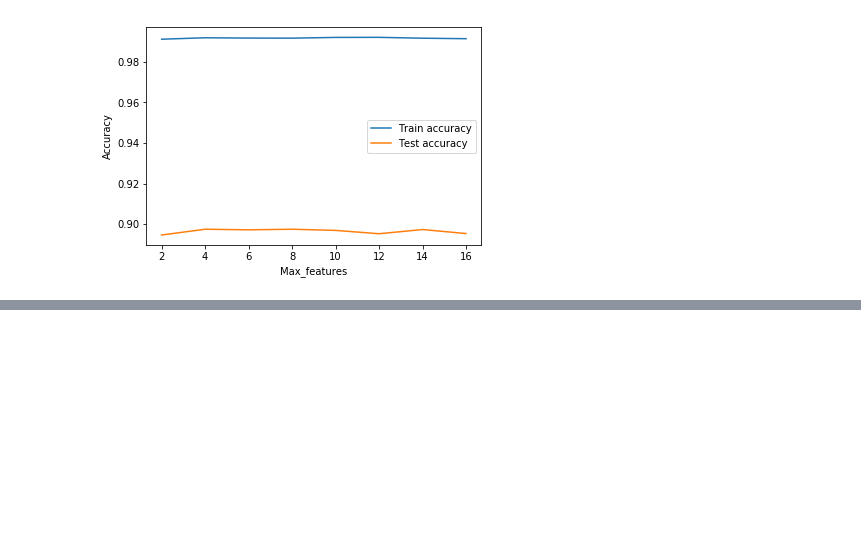
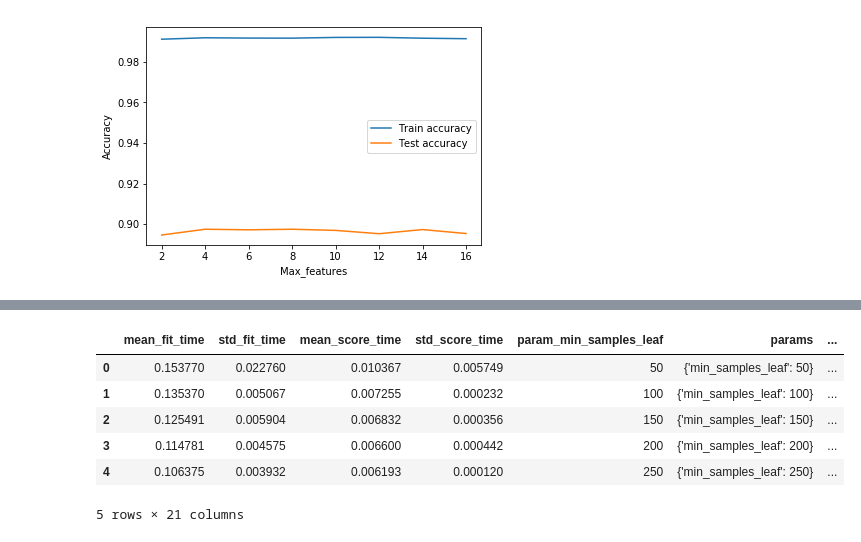
Before and after one commit to taniasaha/Portugues-Bank-Marketing, a Jupyter notebook: portuguese bank marketing.ipynb, the cells around one changed output, grey strips where cells are left out. Saved outputs shown, nothing was run; the diff lists cells and outputs as text; code cells hidden in the pictures; blank space fills up the shorter version.

```diff
--- a/portuguese bank marketing.ipynb
+++ b/portuguese bank marketing.ipynb
@@ -344,0 +414,11 @@ plt.show()
+# %%
+scores=rf.cv_results_
+pd.DataFrame(scores).head()
+# %% [output]
+|  | mean_fit_time | std_fit_time | mean_score_time | std_score_time | param_min_samples_leaf | params | ... |
+| 0 | 0.153770 | 0.022760 | 0.010367 | 0.005749 | 50 | {'min_samples_leaf': 50} | ... |
+| 1 | 0.135370 | 0.005067 | 0.007255 | 0.000232 | 100 | {'min_samples_leaf': 100} | ... |
+| 2 | 0.125491 | 0.005904 | 0.006832 | 0.000356 | 150 | {'min_samples_leaf': 150} | ... |
+| 3 | 0.114781 | 0.004575 | 0.006600 | 0.000442 | 200 | {'min_samples_leaf': 200} | ... |
+| 4 | 0.106375 | 0.003932 | 0.006193 | 0.000120 | 250 | {'min_samples_leaf': 250} | ... |
+5 rows × 21 columns
```
Also changed, not shown: parts of 23 cells of this notebook.
